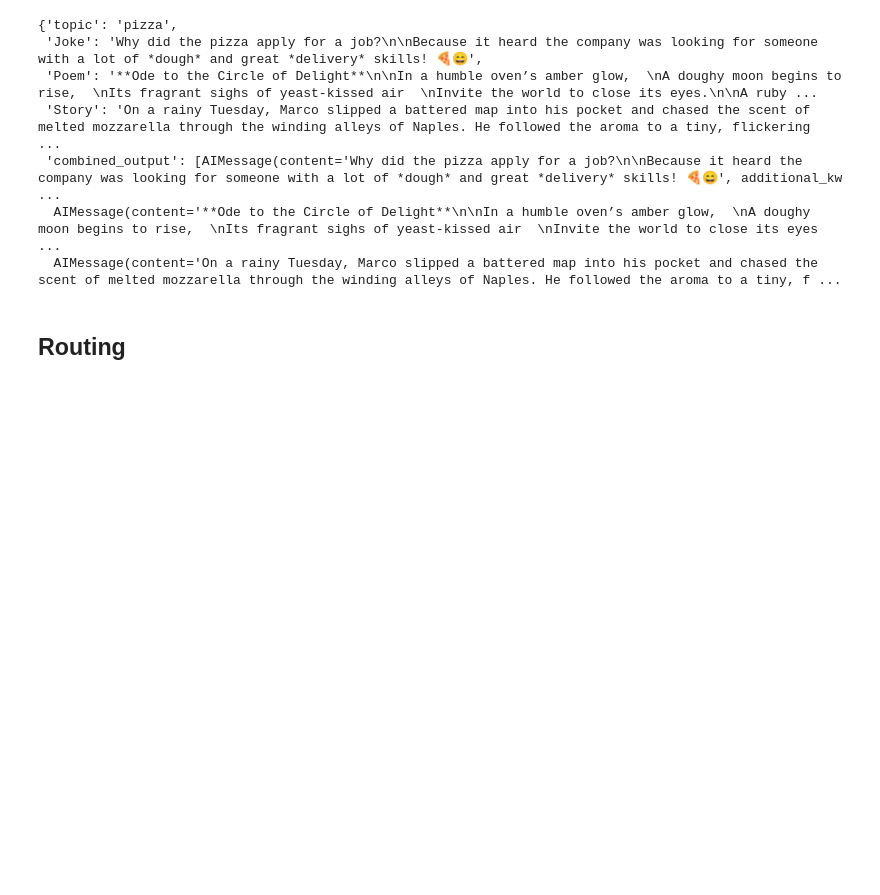
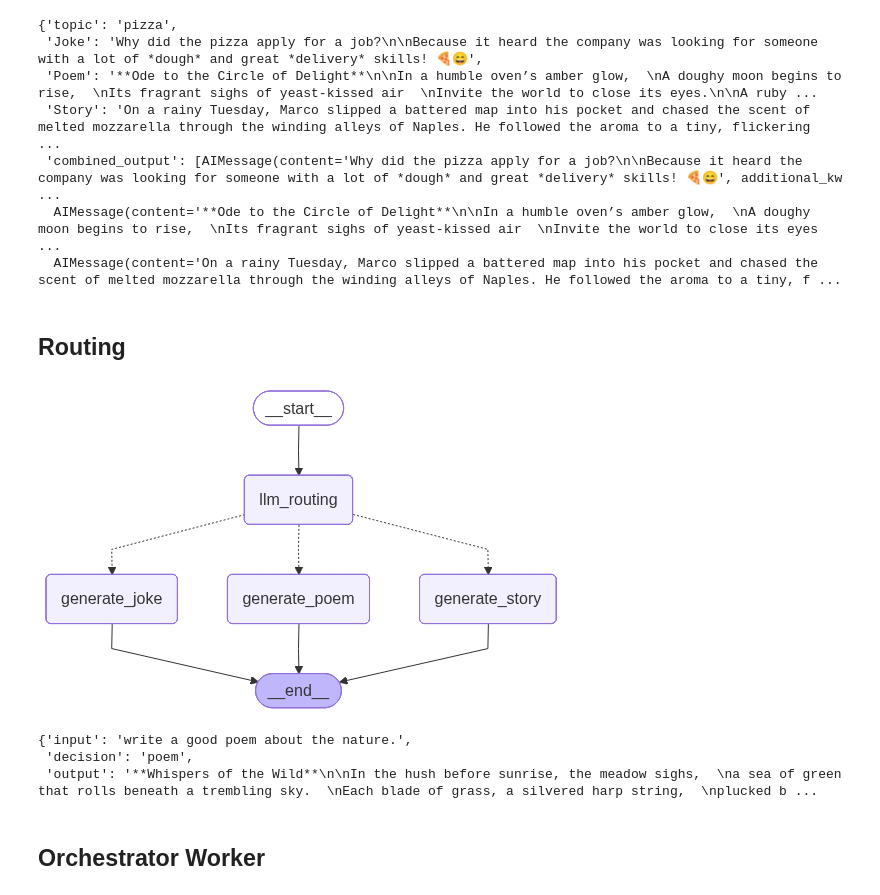
Before and after one commit to TahaDataAlchemy/LangGraph-Fundamentals, a Jupyter notebook: workflowVsAgentLanggraph.ipynb, the cells around one changed output. Cells and saved outputs as stored; diff of their text form; code cells hidden in the pictures; blank space fills up the shorter version.

Commit message:
Implemented till Orchestrator Workflow
Implementing Building Effective Agent With Langgraph , Anthropic Paper

```diff
--- a/workflowVsAgentLanggraph.ipynb
+++ b/workflowVsAgentLanggraph.ipynb
@@ -160,3 +160,8 @@ class Route(BaseModel):
 
 
 route = llm.with_structured_output(Route)
+# %%
+class State(TypedDict):
+    input:str
+    decision:str
+    output:str
@@ -162,0 +229,12 @@ route = llm.with_structured_output(Route)
+# %%
+workflow
+# %% [output]
+[figure, added]
+# %%
+workflow.invoke({"input":"write a good poem about the nature."})
+# %% [output]
+{'input': 'write a good poem about the nature.',
+ 'decision': 'poem',
+ 'output': '**Whispers of the Wild**\n\nIn the hush before sunrise, the meadow sighs,  \na sea of green that rolls beneath a trembling sky.  \nEach blade of grass, a silvered harp string,  \nplucked b ...
+# %% [markdown]
+## Orchestrator Worker
```
Also changed, not shown: parts of 7 cells of this notebook.
